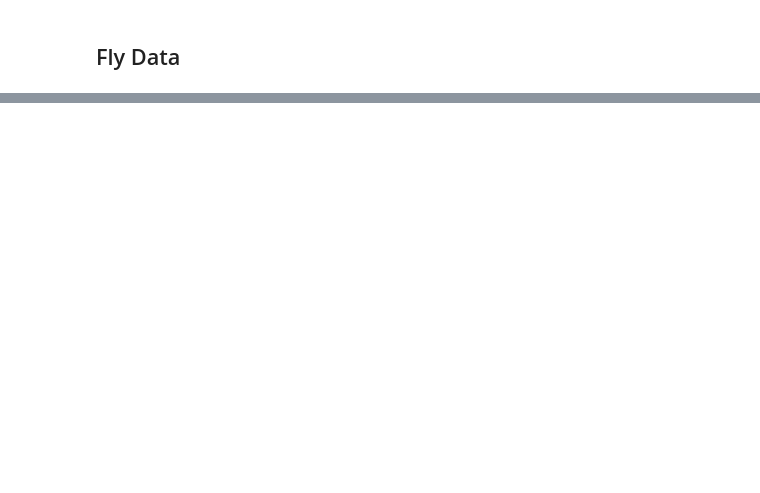
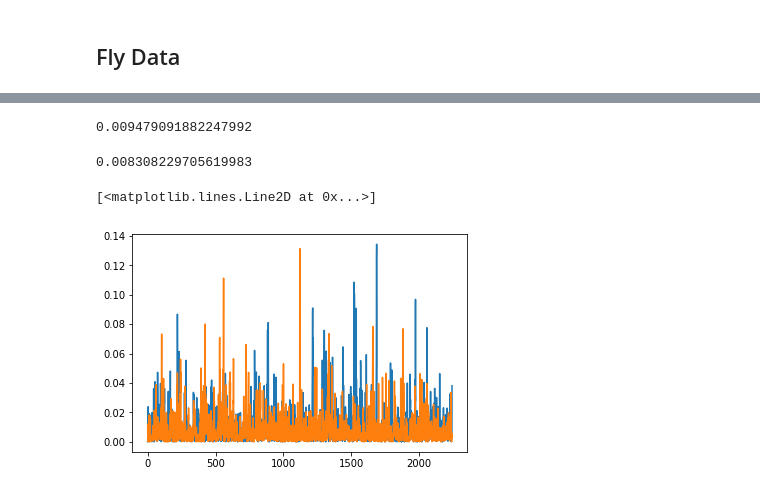
Before and after one commit to wjmn/logistic_phi, a Jupyter notebook: notebooks/exploratory.ipynb, the cells around one changed output, grey strips where cells are left out. Cells and saved outputs as stored; diff of their text form; code cells hidden in the pictures; blank space fills up the shorter version.

Commit message:
Fly data test phi values calculated and saved.

```diff
--- a/notebooks/exploratory.ipynb
+++ b/notebooks/exploratory.ipynb
@@ -199,0 +271,5 @@ The reference paper is at https://doi.org/10.1523/ENEURO.0329-17.2018
+# %%
+exdata_bin_A = b_A(exdata[:, 0, :, :])
+exdata_bin_B = b_B(exdata[:, 1, :, :])
+# %%
+exdata_bin = np.stack((exdata_bin_A, exdata_bin_B), axis=1)
@@ -199,0 +282,2 @@ The reference paper is at https://doi.org/10.1523/ENEURO.0329-17.2018
+# %%
+time_bin_width = 8
@@ -199,0 +286,22 @@ The reference paper is at https://doi.org/10.1523/ENEURO.0329-17.2018
+# %%
+%%time
+# phis is (samples, conds) matrix of phi values
+phis = np.zeros((n_samples - time_bin_width, n_conds))
+
+for i_s in range(n_samples - time_bin_width):
+    exdata_binned = exdata_bin[i_s:i_s+time_bin_width, :, :, :]
+
+    for i_cond in range(n_conds):
+        tpm = tpm_log_reg(exdata_binned[:, :, :, i_cond])
+        network = pyphi.Network(tpm)
+        state = np.array([stats.mode(exdata_binned[0, i_ch, :, i_cond]).mode for \
+                       i_ch in range(n_test_ch)])
+        state = state.flatten()
+        subsystem = pyphi.Subsystem(network, state)
+
+        phi = pyphi.compute.phi(subsystem)
+
+        phis[i_s, i_cond] = phi
+
+    if i_s % 50 == 0:
+        print("{} DONE".format(i_s))
@@ -199,0 +336,14 @@ The reference paper is at https://doi.org/10.1523/ENEURO.0329-17.2018
+# %%
+np.mean([row[0] for row in phis])
+# %% [output]
+0.009479091882247992
+# %%
+np.mean([row[1] for row in phis])
+# %% [output]
+0.008308229705619983
+# %%
+plt.plot([row[0] for row in phis])
+plt.plot([row[1] for row in phis])
+# %% [output]
+[<matplotlib.lines.Line2D at 0x...>]
+[figure, added]
```
Also changed, not shown: parts of 32 cells of this notebook, 1 other file.
